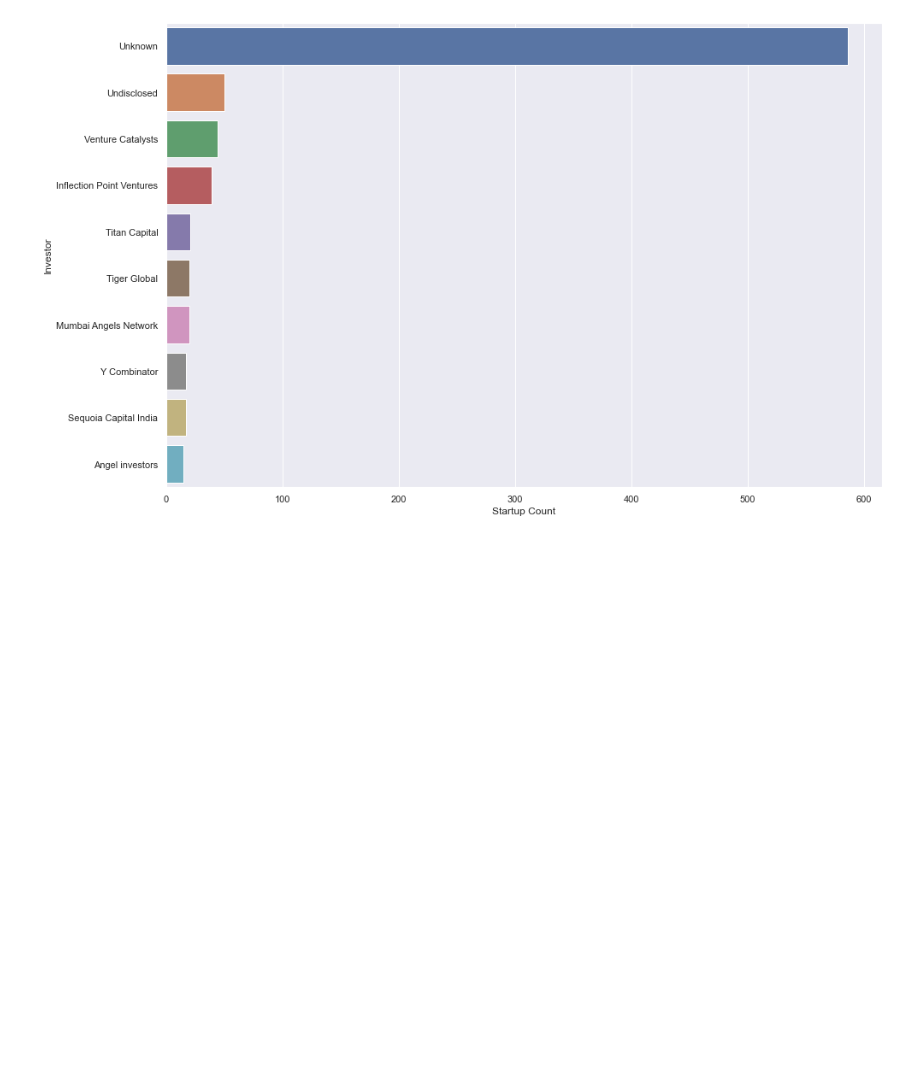
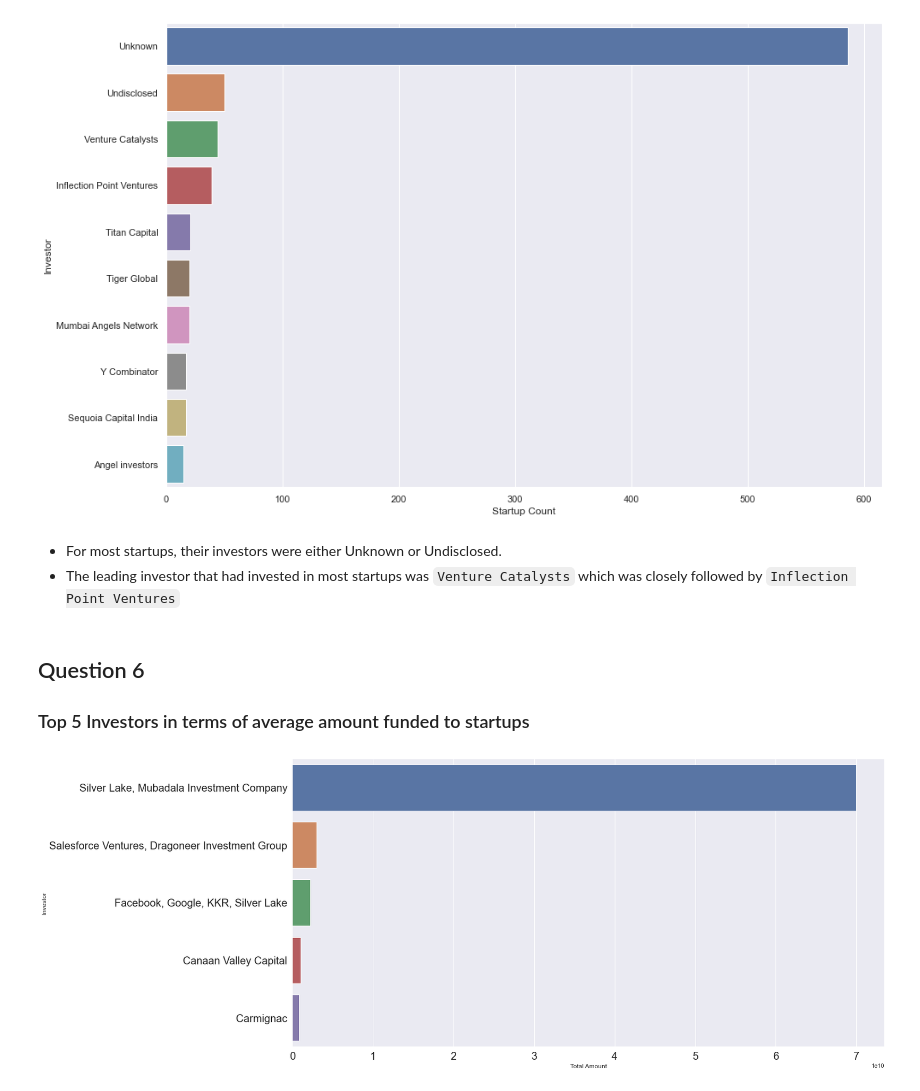
Before and after one commit to HannahMwende/India-startup-funding-analysis, a Jupyter notebook: indian_startup_funding.ipynb, the cells around one changed output. Drawn from its saved outputs; the diff is of its cells as text; code cells hidden in the pictures; blank space fills up the shorter version.

````diff
--- a/indian_startup_funding.ipynb
+++ b/indian_startup_funding.ipynb
@@ -2923,3 +2939,19 @@ sns.barplot(data=investors_summary, x='Startup Count', y='Investor')
 # %% [output]
 <AxesSubplot:xlabel='Startup Count', ylabel='Investor'>
 [figure]
+# %% [markdown]
+* For most startups, their investors were either Unknown or Undisclosed.
+* The leading investor that had invested in most startups was ```Venture Catalysts``` which was closely followed by ```Inflection Point Ventures```
+# %% [markdown]
+## Question 6
+
+### Top 5 Investors in terms of average amount funded to startups
+# %%
+top_5 = pd.DataFrame(df.groupby('Investor')['Amount'].mean().nlargest(5)).reset_index()
+top_5.columns = ['Investor', 'Total Amount']
+plt.figure(figsize=(20, 10))
+sns.barplot(data=top_5, x='Total Amount', y= 'Investor',orient="h")
+plt.xticks(fontsize=20)
+plt.yticks(fontsize=20);
+# %% [output]
+[figure, added]
````
Also changed, not shown: parts of 13 cells of this notebook.
